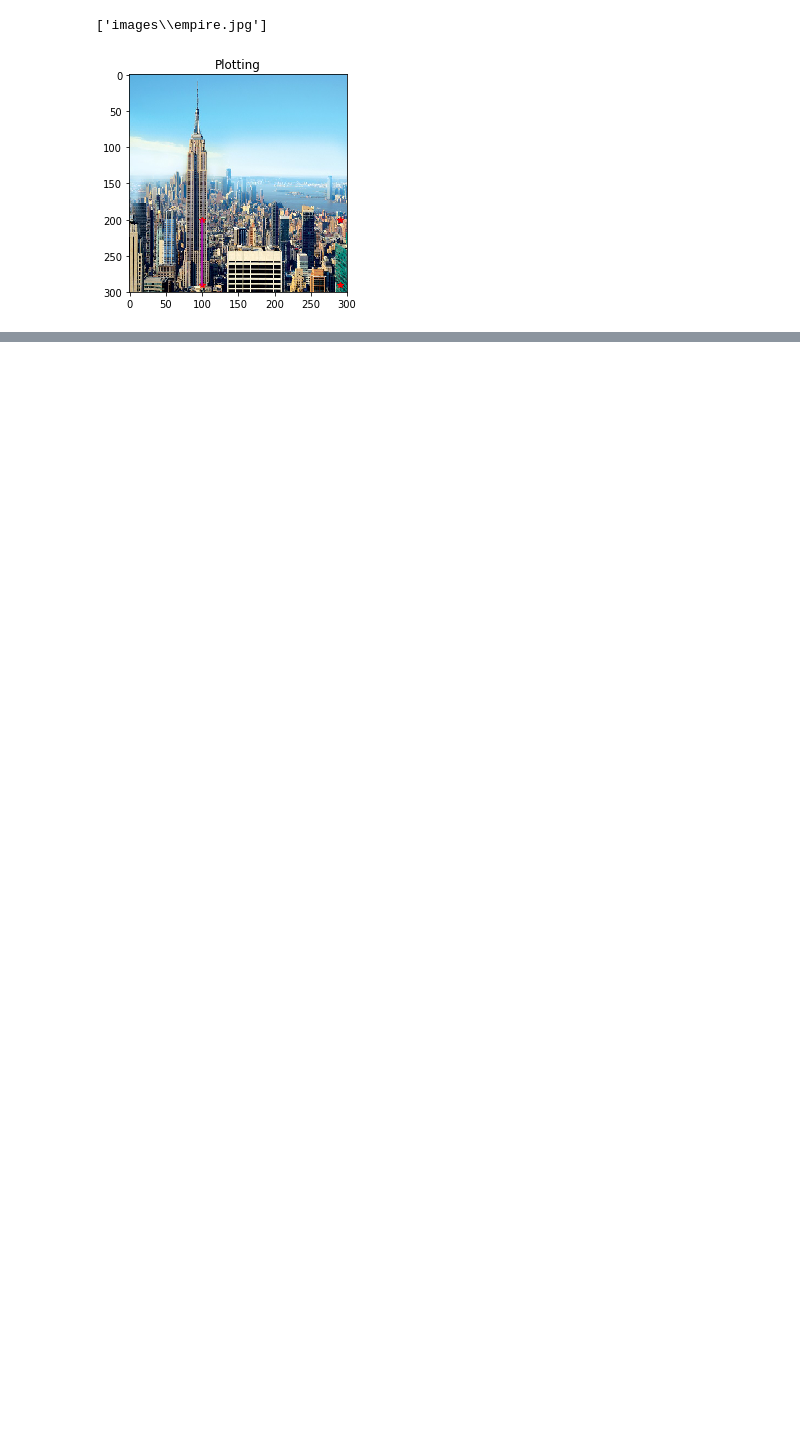
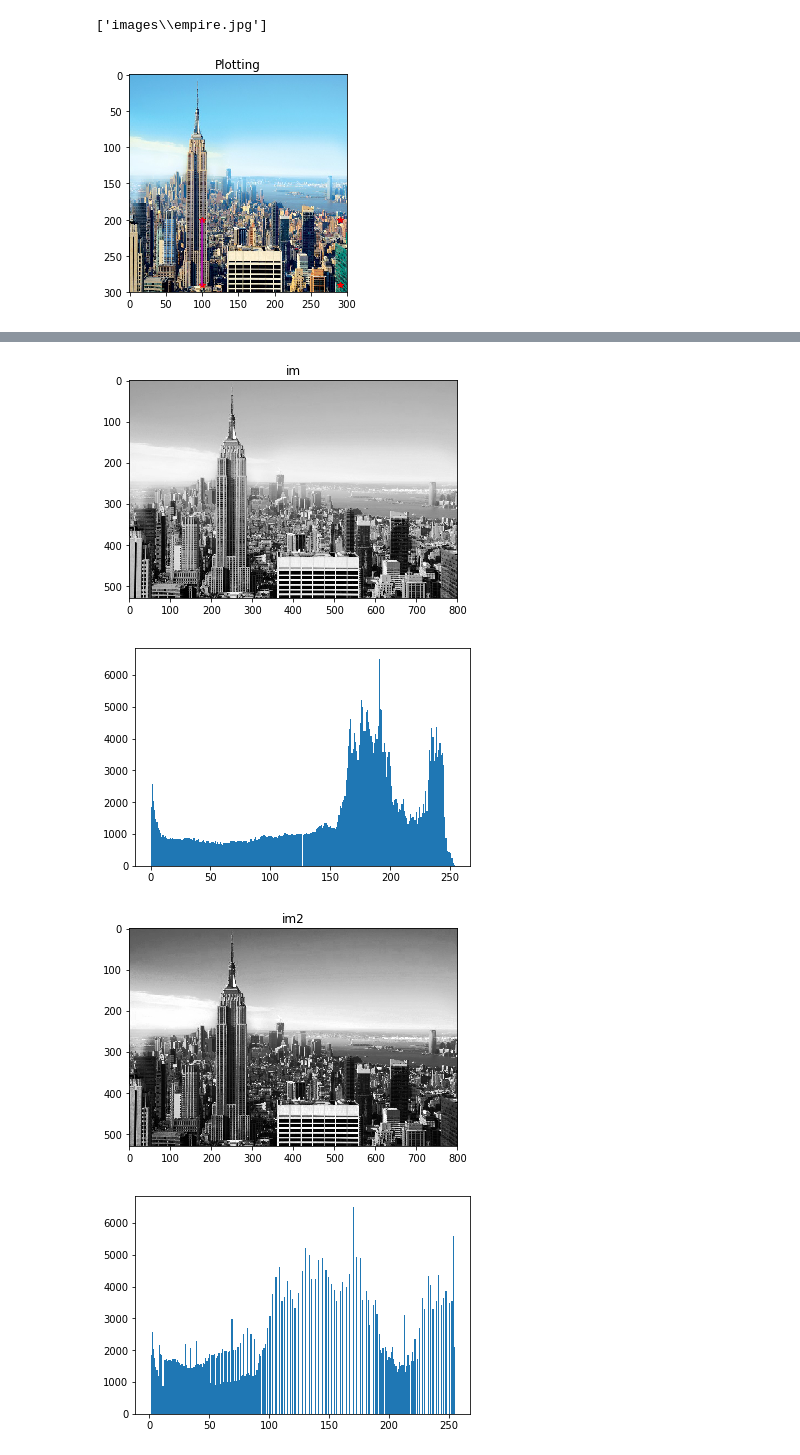
Before and after one commit to Quetalas/Machine-Learning, a Jupyter notebook: intro_to_ml/part_1_homework.ipynb, the cells around one changed output, grey strips where cells are left out. Drawn from its saved outputs; the diff is of its cells as text; code cells hidden in the pictures; blank space fills up the shorter version.

```diff
--- a/intro_to_ml/part_1_homework.ipynb
+++ b/intro_to_ml/part_1_homework.ipynb
@@ -333,0 +332,2 @@ plt.show()
+# %%
+pil_im = Image.open(r'images\empire.jpg')
@@ -353,0 +412,25 @@ array([[[ 92, 178, 227],
+# %%
+def histeq(im, nbr_bins=256):
+    """ Выравнивание гистограммы полутонового изображения."""
+    imhist, bins = np.histogram(im.flatten(), nbr_bins, normed=True)
+    cdf = imhist.cumsum()
+    cdf = 255 * cdf / cdf[-1]
+    im2 = np.interp(im.flatten(), bins[:-1], cdf)
+    return im2.reshape(im.shape), cdf
+# %%
+plt.imshow(im)
+plt.title('im')
+plt.show()
+plt.hist(im.flatten(),256)
+plt.show()
+im2, cdf = histeq(im)
+plt.imshow(im2)
+plt.title('im2')
+plt.show()
+plt.hist(im2.flatten(),256)
+plt.show()
+# %% [output]
+[figure, added]
+[figure, added]
+[figure, added]
+[figure, added]
```
Also changed, not shown: parts of 12 cells of this notebook, 4 other files.
